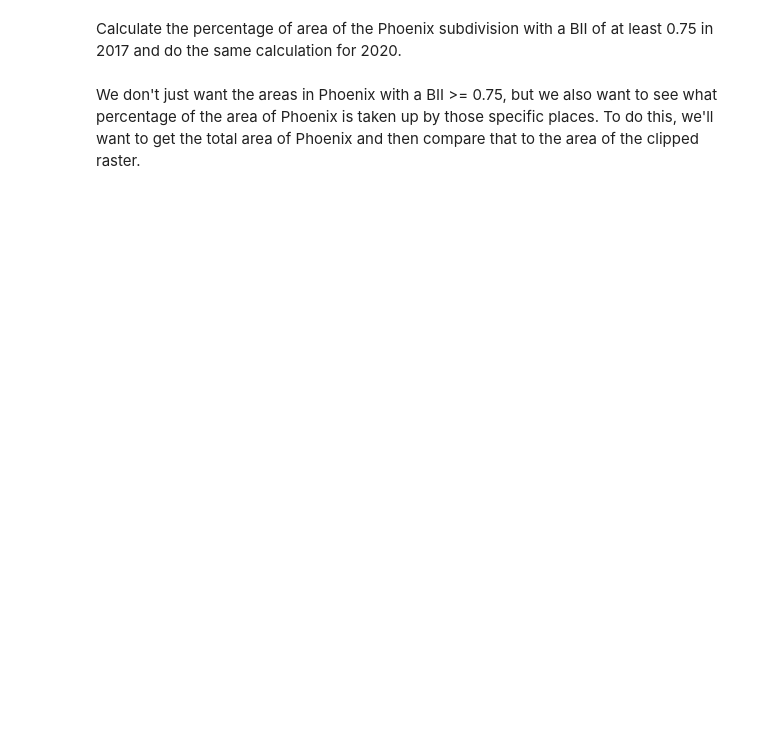
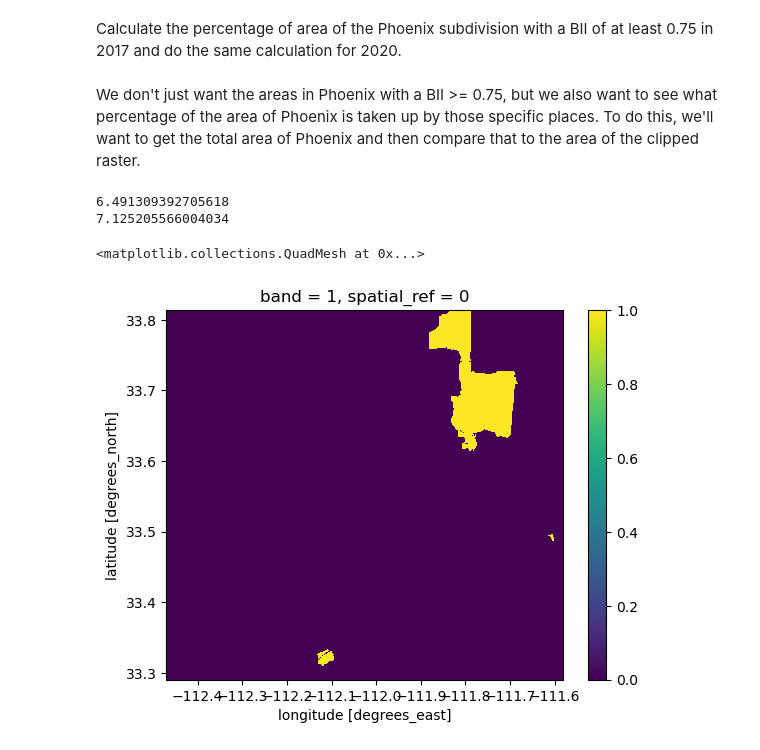
Before and after one commit to egp4aq/phoenix-biodiversity-analysis, a Jupyter notebook: bii_phx.ipynb, the cells around one changed output. Cells and saved outputs as stored; diff of their text form; code cells hidden in the pictures; blank space fills up the shorter version.

```diff
--- a/bii_phx.ipynb
+++ b/bii_phx.ipynb
@@ -138,0 +143,6 @@ pct_bii_2020 = ()
+# %%
+print(pct_bii_2020)
+print(pct_bii_2017)
+# %% [output]
+6.491309392705618
+7.125205566004034
@@ -138,0 +152,6 @@ pct_bii_2020 = ()
+# %%
+# Plot where in Phoenix in 2020 there was a bii >= 0.75
+phx_bii_2020.plot()
+# %% [output]
+<matplotlib.collections.QuadMesh at 0x...>
+[figure, added]
```
Also changed, not shown: parts of 8 cells of this notebook.
